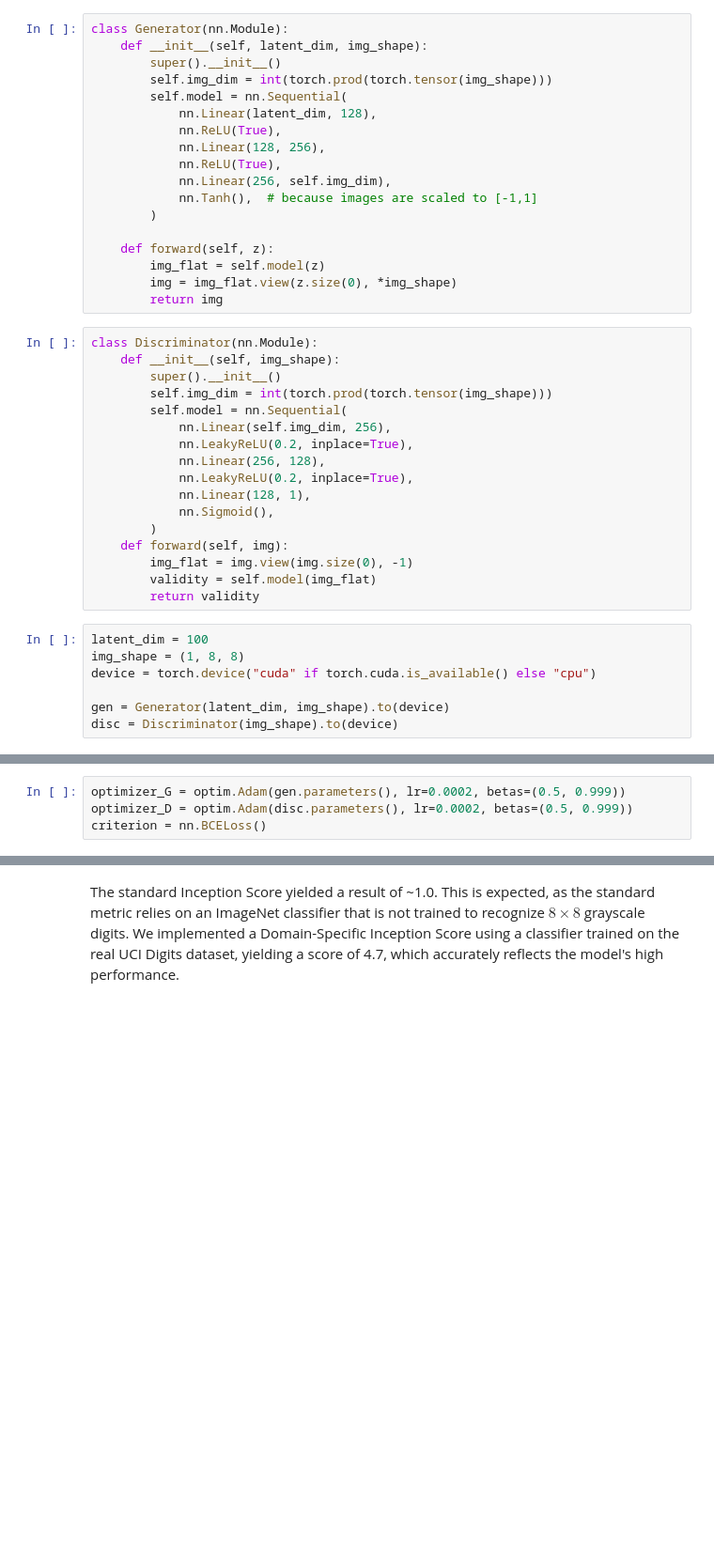
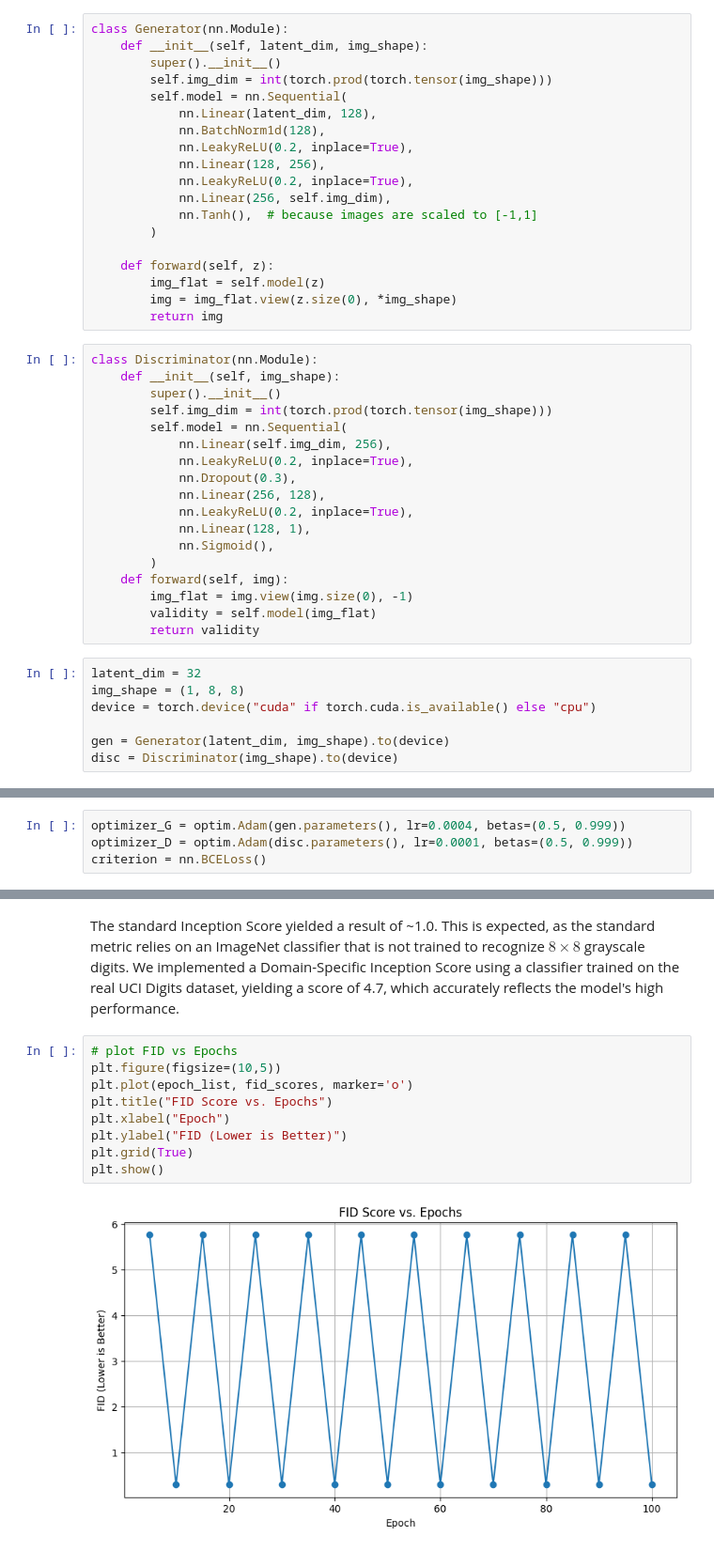
Before and after one commit to DevArtech/csc-4631-final-project, a Jupyter notebook: Standard_GAN.ipynb, the cells around one changed output, grey strips where cells are left out. Shown: that part at 94% size. Saved outputs shown, nothing was run; the diff lists cells and outputs as text; blank space fills up the shorter version.

Commit message:
Standard GAN deliverables almost complete. Have to refine the time to reach FID score

```diff
--- a/Standard_GAN.ipynb
+++ b/Standard_GAN.ipynb
@@ -74,9 +76,10 @@ class Generator(nn.Module):
         self.img_dim = int(torch.prod(torch.tensor(img_shape)))
         self.model = nn.Sequential(
             nn.Linear(latent_dim, 128),
-            nn.ReLU(True),
+            nn.BatchNorm1d(128),
+            nn.LeakyReLU(0.2, inplace=True),
             nn.Linear(128, 256),
-            nn.ReLU(True),
+            nn.LeakyReLU(0.2, inplace=True),
             nn.Linear(256, self.img_dim),
             nn.Tanh(),  # because images are scaled to [-1,1]
         )
@@ -93,6 +96,7 @@ class Discriminator(nn.Module):
         self.model = nn.Sequential(
             nn.Linear(self.img_dim, 256),
             nn.LeakyReLU(0.2, inplace=True),
+            nn.Dropout(0.3),
             nn.Linear(256, 128),
             nn.LeakyReLU(0.2, inplace=True),
             nn.Linear(128, 1),
@@ -103,7 +107,7 @@ class Discriminator(nn.Module):
         validity = self.model(img_flat)
         return validity
 # %%
-latent_dim = 100
+latent_dim = 32
 img_shape = (1, 8, 8)
 device = torch.device("cuda" if torch.cuda.is_available() else "cpu")
 
@@ -112,8 +116,8 @@ disc = Discriminator(img_shape).to(device)
 # %% [markdown]
 ### Optimizers for Generator & Discrimator
 # %%
-optimizer_G = optim.Adam(gen.parameters(), lr=0.0002, betas=(0.5, 0.999))
-optimizer_D = optim.Adam(disc.parameters(), lr=0.0002, betas=(0.5, 0.999))
+optimizer_G = optim.Adam(gen.parameters(), lr=0.0004, betas=(0.5, 0.999))
+optimizer_D = optim.Adam(disc.parameters(), lr=0.0001, betas=(0.5, 0.999))
 criterion = nn.BCELoss()
 # %% [markdown]
 ## Algorithm Implementation
@@ -483,3 +547,14 @@ Domain-Specific (Judge) IS: 4.7045
 Max possible score for 10 digits is 10.0
 # %% [markdown]
 The standard Inception Score yielded a result of ~1.0. This is expected, as the standard metric relies on an ImageNet classifier that is not trained to recognize $8\times8$ grayscale digits. We implemented a Domain-Specific Inception Score using a classifier trained on the real UCI Digits dataset, yielding a score of 4.7, which accurately reflects the model's high performance.
+# %%
+# plot FID vs Epochs
+plt.figure(figsize=(10,5))
+plt.plot(epoch_list, fid_scores, marker='o')
+plt.title("FID Score vs. Epochs")
+plt.xlabel("Epoch")
+plt.ylabel("FID (Lower is Better)")
+plt.grid(True)
+plt.show()
+# %% [output]
+[figure, added]
```
Also changed, not shown: parts of 13 cells of this notebook.
